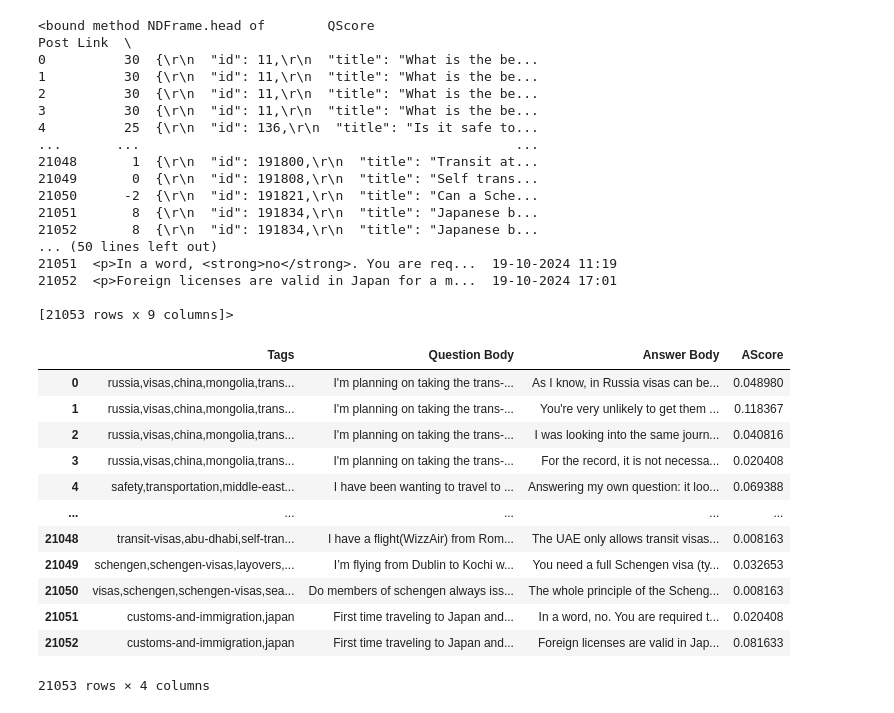
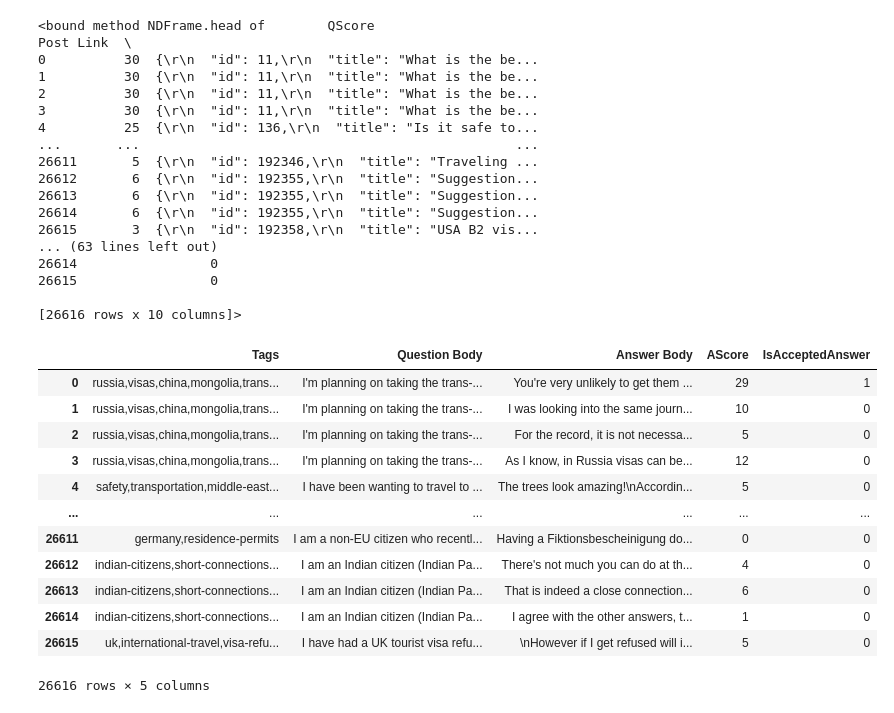
Before and after one commit to LearningLeopard/Closed-Generative-with-Contextual-Followup-Questioning, a Jupyter notebook: Codes/Generate_Dataset_CSV.ipynb, the cells around one changed output. Drawn from its saved outputs; the diff is of its cells as text; code cells hidden in the pictures.

Commit message:
New Dataset version generated

```diff
--- a/Codes/Generate_Dataset_CSV.ipynb
+++ b/Codes/Generate_Dataset_CSV.ipynb
@@ -7,5 +8,5 @@ import numpy as np
 # %%
-DATASET_PATH = "../Datasets/VIsa_Questions_Stack_Exchange_V2.csv"
+DATASET_PATH = "../Datasets/Visa_Question_Stack_Exchange_V3.csv"
 # %%
 dataset_df = pd.read_csv(DATASET_PATH, header=0)
 dataset_df.head
@@ -17,41 +18,41 @@ dataset_df.head
 3          30  {\r\n  "id": 11,\r\n  "title": "What is the be...
 4          25  {\r\n  "id": 136,\r\n  "title": "Is it safe to...
 ...       ...                                                ...
-21048       1  {\r\n  "id": 191800,\r\n  "title": "Transit at...
-21049       0  {\r\n  "id": 191808,\r\n  "title": "Self trans...
-21050      -2  {\r\n  "id": 191821,\r\n  "title": "Can a Sche...
-21051       8  {\r\n  "id": 191834,\r\n  "title": "Japanese b...
-21052       8  {\r\n  "id": 191834,\r\n  "title": "Japanese b...
-... (50 lines left out)
-21051  <p>In a word, <strong>no</strong>. You are req...  19-10-2024 11:19
-21052  <p>Foreign licenses are valid in Japan for a m...  19-10-2024 17:01
+26611       5  {\r\n  "id": 192346,\r\n  "title": "Traveling ...
+26612       6  {\r\n  "id": 192355,\r\n  "title": "Suggestion...
+26613       6  {\r\n  "id": 192355,\r\n  "title": "Suggestion...
+26614       6  {\r\n  "id": 192355,\r\n  "title": "Suggestion...
+26615       3  {\r\n  "id": 192358,\r\n  "title": "USA B2 vis...
+... (63 lines left out)
+26614                 0
+26615                 0
 
-[21053 rows x 9 columns]>
+[26616 rows x 10 columns]>
 # %%
-column_refined_df = dataset_df[["Tags", "Question Body", "Answer Body", "AScore"]]
+column_refined_df = dataset_df[["Tags", "Question Body", "Answer Body", "AScore", "IsAcceptedAnswer"]]
 # column_refined_df
 max_score = np.max(dataset_df["AScore"])
 # print(max_score)
 def remove_html_tags(row):
     row["Question Body"] = BeautifulSoup(row['Question Body'], 'html.parser').get_text()
     row["Answer Body"] = BeautifulSoup(row['Answer Body'], 'html.parser').get_text()
     row["Tags"] = ",".join(row["Tags"][1:-1].split("><"))
-    row["AScore"] /= max_score
+    # row["AScore"] /= max_score
     return row
 
 column_refined_df = column_refined_df.apply(remove_html_tags, axis=1)
 column_refined_df
 # %% [output]
-|  | Tags | Question Body | Answer Body | AScore |
-| 0 | russia,visas,china,mongolia,trans... | I'm planning on taking the trans-... | As I know, in Russia visas can be... | 0.048980 |
-| 1 | russia,visas,china,mongolia,trans... | I'm planning on taking the trans-... | You're very unlikely to get them ... | 0.118367 |
-| 2 | russia,visas,china,mongolia,trans... | I'm planning on taking the trans-... | I was looking into the same journ... | 0.040816 |
-| 3 | russia,visas,china,mongolia,trans... | I'm planning on taking the trans-... | For the record, it is not necessa... | 0.020408 |
-| 4 | safety,transportation,middle-east... | I have been wanting to travel to ... | Answering my own question: it loo... | 0.069388 |
-| ... | ... | ... | ... | ... |
-| 21048 | transit-visas,abu-dhabi,self-tran... | I have a flight(WizzAir) from Rom... | The UAE only allows transit visas... | 0.008163 |
-| 21049 | schengen,schengen-visas,layovers,... | I’m flying from Dublin to Kochi w... | You need a full Schengen visa (ty... | 0.032653 |
-| 21050 | visas,schengen,schengen-visas,sea... | Do members of schengen always iss... | The whole principle of the Scheng... | 0.008163 |
-| 21051 | customs-and-immigration,japan | First time traveling to Japan and... | In a word, no. You are required t... | 0.020408 |
-| 21052 | customs-and-immigration,japan | First time traveling to Japan and... | Foreign licenses are valid in Jap... | 0.081633 |
+|  | Tags | Question Body | Answer Body | AScore | IsAcceptedAnswer |
+| 0 | russia,visas,china,mongolia,trans... | I'm planning on taking the trans-... | You're very unlikely to get them ... | 29 | 1 |
+| 1 | russia,visas,china,mongolia,trans... | I'm planning on taking the trans-... | I was looking into the same journ... | 10 | 0 |
+| 2 | russia,visas,china,mongolia,trans... | I'm planning on taking the trans-... | For the record, it is not necessa... | 5 | 0 |
+| 3 | russia,visas,china,mongolia,trans... | I'm planning on taking the trans-... | As I know, in Russia visas can be... | 12 | 0 |
+| 4 | safety,transportation,middle-east... | I have been wanting to travel to ... | The trees look amazing!\nAccordin... | 5 | 0 |
+| ... | ... | ... | ... | ... | ... |
+| 26611 | germany,residence-permits | I am a non-EU citizen who recentl... | Having a Fiktionsbescheinigung do... | 0 | 0 |
+| 26612 | indian-citizens,short-connections... | I am an Indian citizen (Indian Pa... | There's not much you can do at th... | 4 | 0 |
+| 26613 | indian-citizens,short-connections... | I am an Indian citizen (Indian Pa... | That is indeed a close connection... | 6 | 0 |
+| 26614 | indian-citizens,short-connections... | I am an Indian citizen (Indian Pa... | I agree with the other answers, t... | 1 | 0 |
+| 26615 | uk,international-travel,visa-refu... | I have had a UK tourist visa refu... | \nHowever if I get refused will i... | 5 | 0 |
-21053 rows × 4 columns
+26616 rows × 5 columns
```
Also changed, not shown: parts of 10 cells of this notebook, 28 other files.
